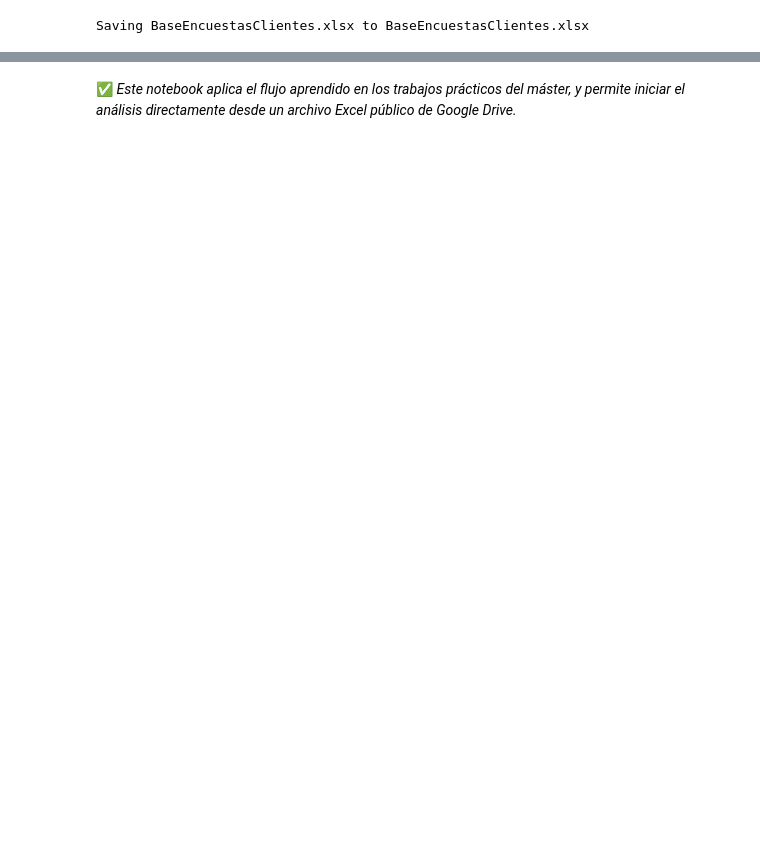
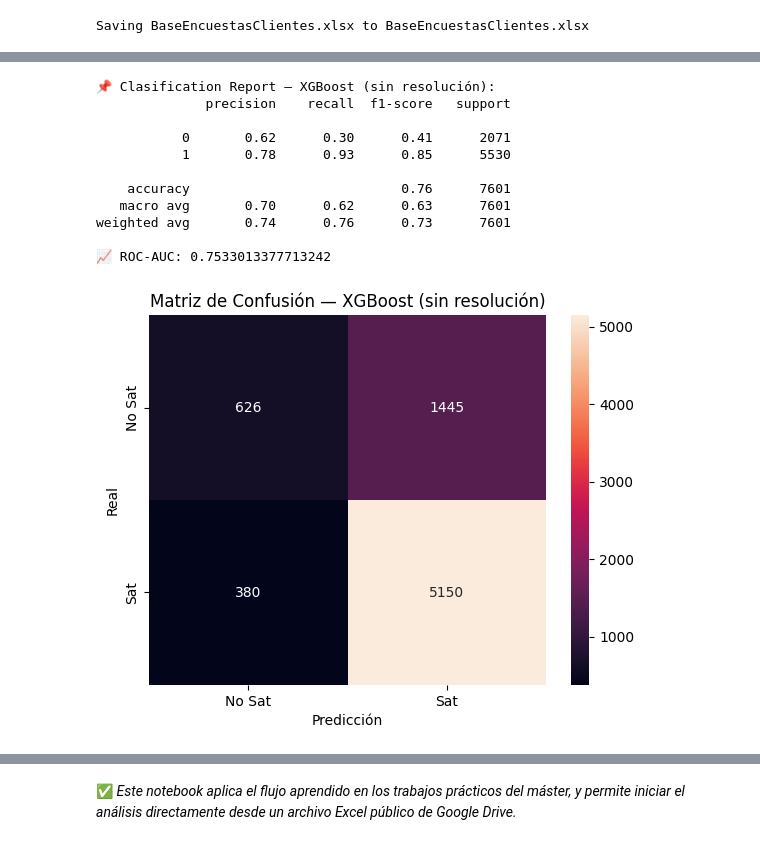
Before and after one commit to fatusilva/test, a Jupyter notebook: TFM_CSAT.ipynb, the cells around one changed output, grey strips where cells are left out. Saved outputs shown, nothing was run; the diff lists cells and outputs as text; code cells hidden in the pictures; blank space fills up the shorter version.

```diff
--- a/TFM_CSAT.ipynb
+++ b/TFM_CSAT.ipynb
@@ -134,0 +324,38 @@ shap.summary_plot(shap_values[1], X_test)
+# %%
+modelo_xgb = XGBClassifier(
+    n_estimators=300,
+    max_depth=5,
+    learning_rate=0.1,
+    subsample=0.8,
+    colsample_bytree=0.8,
+    eval_metric='logloss',
+    random_state=42
+)
+modelo_xgb.fit(X_train, y_train)
+
+y_pred_xgb = modelo_xgb.predict(X_test)
+y_proba_xgb = modelo_xgb.predict_proba(X_test)[:, 1]
+
+print("📌 Clasification Report — XGBoost (sin resolución):")
+print(classification_report(y_test, y_pred_xgb))
+print("📈 ROC-AUC:", roc_auc_score(y_test, y_proba_xgb))
+
+cm = confusion_matrix(y_test, y_pred_xgb)
+sns.heatmap(cm, annot=True, fmt='d', xticklabels=['No Sat', 'Sat'], yticklabels=['No Sat', 'Sat'])
+plt.title("Matriz de Confusión — XGBoost (sin resolución)")
+plt.xlabel("Predicción")
+plt.ylabel("Real")
+plt.show()
+# %% [output]
+📌 Clasification Report — XGBoost (sin resolución):
+              precision    recall  f1-score   support
+
+           0       0.62      0.30      0.41      2071
+           1       0.78      0.93      0.85      5530
+
+    accuracy                           0.76      7601
+   macro avg       0.70      0.62      0.63      7601
+weighted avg       0.74      0.76      0.73      7601
+
+📈 ROC-AUC: 0.7533013377713242
+[figure, added]
```
Also changed, not shown: parts of 14 cells of this notebook.
